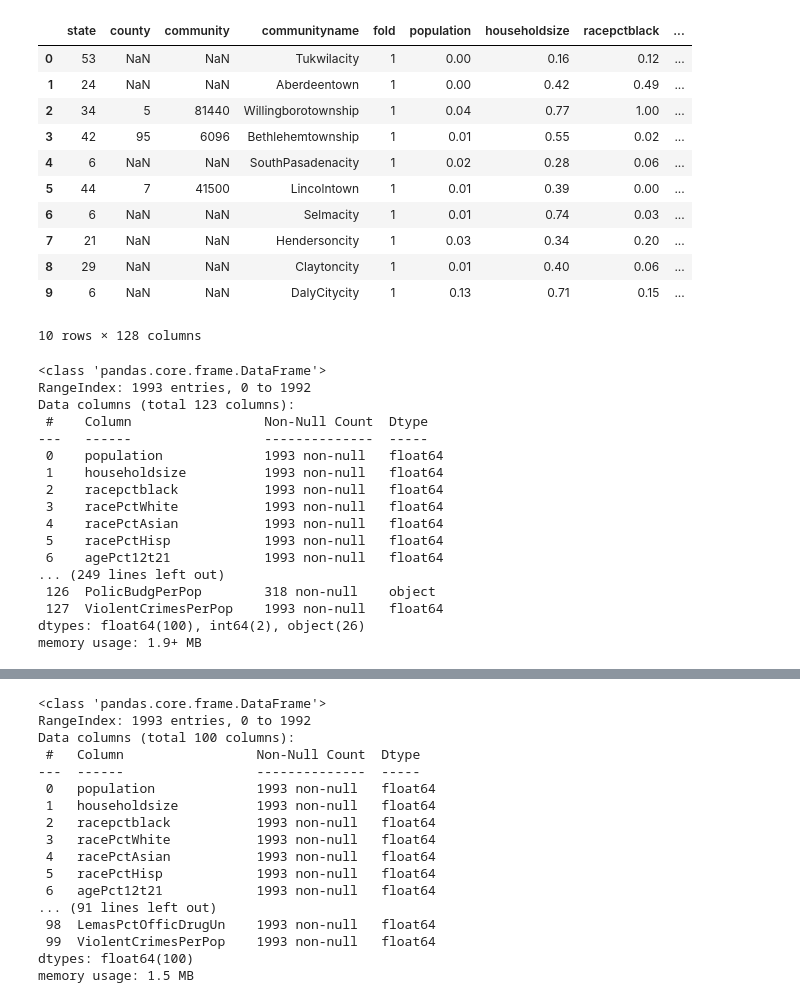
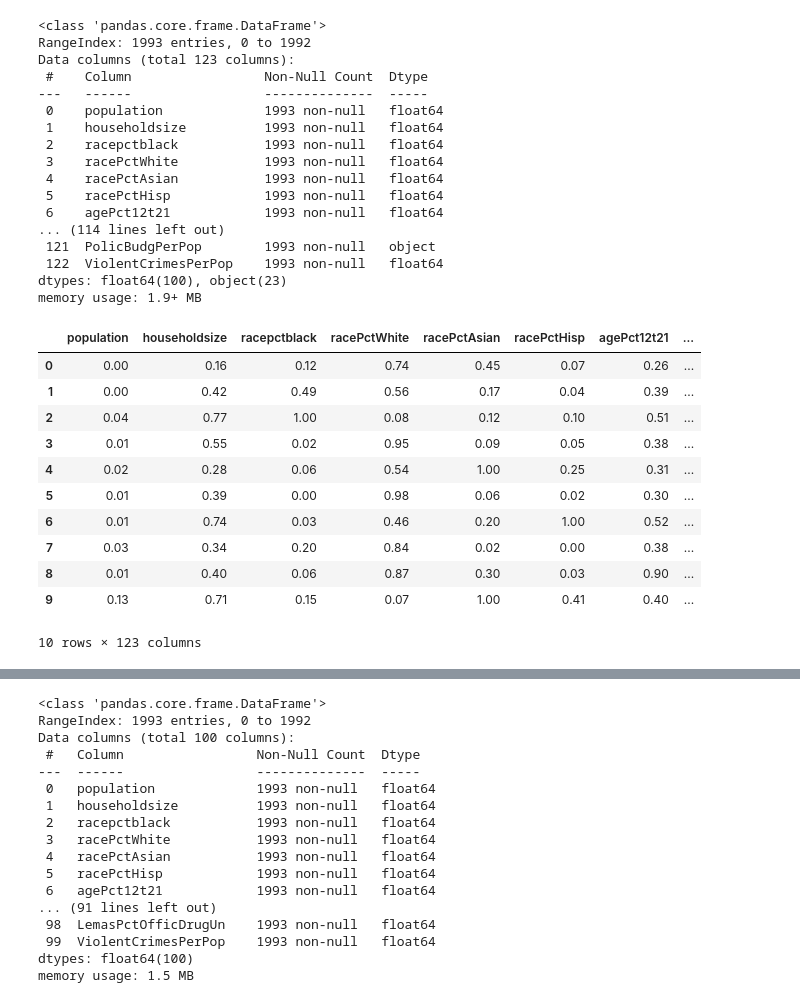
Before and after one commit to Mikeacino/Predicting-Crime, a Jupyter notebook: Capstone Project Exploration.ipynb, the cells around one changed output, grey strips where cells are left out. Cells and saved outputs as stored; diff of their text form; code cells hidden in the pictures.

```diff
--- a/Capstone Project Exploration.ipynb
+++ b/Capstone Project Exploration.ipynb
@@ -18,25 +23,8 @@ data = data.replace('?', np.nan) #Replace '?' for NaN values so I can use built-
-# %%
-data.head(10)
-# %% [output]
-|  | state | county | community | communityname | fold | population | householdsize | racepctblack | ... |
-| 0 | 53 | NaN | NaN | Tukwilacity | 1 | 0.00 | 0.16 | 0.12 | ... |
-| 1 | 24 | NaN | NaN | Aberdeentown | 1 | 0.00 | 0.42 | 0.49 | ... |
-| 2 | 34 | 5 | 81440 | Willingborotownship | 1 | 0.04 | 0.77 | 1.00 | ... |
-| 3 | 42 | 95 | 6096 | Bethlehemtownship | 1 | 0.01 | 0.55 | 0.02 | ... |
-| 4 | 6 | NaN | NaN | SouthPasadenacity | 1 | 0.02 | 0.28 | 0.06 | ... |
-| 5 | 44 | 7 | 41500 | Lincolntown | 1 | 0.01 | 0.39 | 0.00 | ... |
-| 6 | 6 | NaN | NaN | Selmacity | 1 | 0.01 | 0.74 | 0.03 | ... |
-| 7 | 21 | NaN | NaN | Hendersoncity | 1 | 0.03 | 0.34 | 0.20 | ... |
-| 8 | 29 | NaN | NaN | Claytoncity | 1 | 0.01 | 0.40 | 0.06 | ... |
-| 9 | 6 | NaN | NaN | DalyCitycity | 1 | 0.13 | 0.71 | 0.15 | ... |
-10 rows × 128 columns
 # %%
-#Looking at the data to get a sense of what cleaning is needed.
-#To start, the dataset includes a data description that notes which columns are predictive, so I will drop those columns.
+# The original dataset included a data description that notes which columns are not predictive, so I will drop them here
 dropped = ['state', 'county', 'community', 'communityname', 'fold']
-data2 = data.drop(axis = 1, columns = dropped)
-data2.info(verbose = True, show_counts = True)
-data.info(verbose = True, show_counts = True)
+data1 = data_raw.drop(axis = 1, columns = dropped)
+data1.info(verbose = True, show_counts = True)
 # %% [output]
 <class 'pandas.core.frame.DataFrame'>
 RangeIndex: 1993 entries, 0 to 1992
@@ -50,8 +38,24 @@ Data columns (total 123 columns):
  4    racePctAsian           1993 non-null   float64
  5    racePctHisp            1993 non-null   float64
  6    agePct12t21            1993 non-null   float64
-... (249 lines left out)
- 126  PolicBudgPerPop        318 non-null    object
- 127  ViolentCrimesPerPop    1993 non-null   float64
-dtypes: float64(100), int64(2), object(26)
+... (114 lines left out)
+ 121  PolicBudgPerPop        1993 non-null   object
+ 122  ViolentCrimesPerPop    1993 non-null   float64
+dtypes: float64(100), object(23)
 memory usage: 1.9+ MB
+# %%
+# Since some of the columns are listed as non-numeric, I will look at the data manually to see what type of data is inside
+data1.head(10)
+# %% [output]
+|  | population | householdsize | racepctblack | racePctWhite | racePctAsian | racePctHisp | agePct12t21 | ... |
+| 0 | 0.00 | 0.16 | 0.12 | 0.74 | 0.45 | 0.07 | 0.26 | ... |
+| 1 | 0.00 | 0.42 | 0.49 | 0.56 | 0.17 | 0.04 | 0.39 | ... |
+| 2 | 0.04 | 0.77 | 1.00 | 0.08 | 0.12 | 0.10 | 0.51 | ... |
+| 3 | 0.01 | 0.55 | 0.02 | 0.95 | 0.09 | 0.05 | 0.38 | ... |
+| 4 | 0.02 | 0.28 | 0.06 | 0.54 | 1.00 | 0.25 | 0.31 | ... |
+| 5 | 0.01 | 0.39 | 0.00 | 0.98 | 0.06 | 0.02 | 0.30 | ... |
+| 6 | 0.01 | 0.74 | 0.03 | 0.46 | 0.20 | 1.00 | 0.52 | ... |
+| 7 | 0.03 | 0.34 | 0.20 | 0.84 | 0.02 | 0.00 | 0.38 | ... |
+| 8 | 0.01 | 0.40 | 0.06 | 0.87 | 0.30 | 0.03 | 0.90 | ... |
+| 9 | 0.13 | 0.71 | 0.15 | 0.07 | 1.00 | 0.41 | 0.40 | ... |
+10 rows × 123 columns
```
Also changed, not shown: parts of 28 cells of this notebook.
